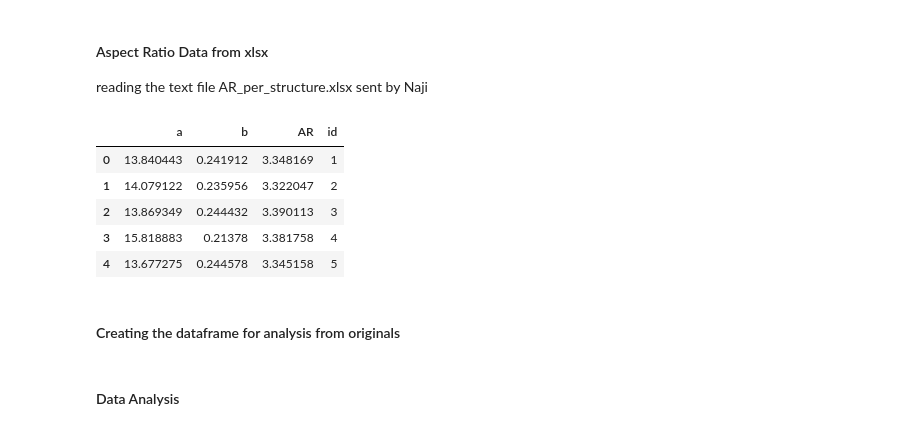
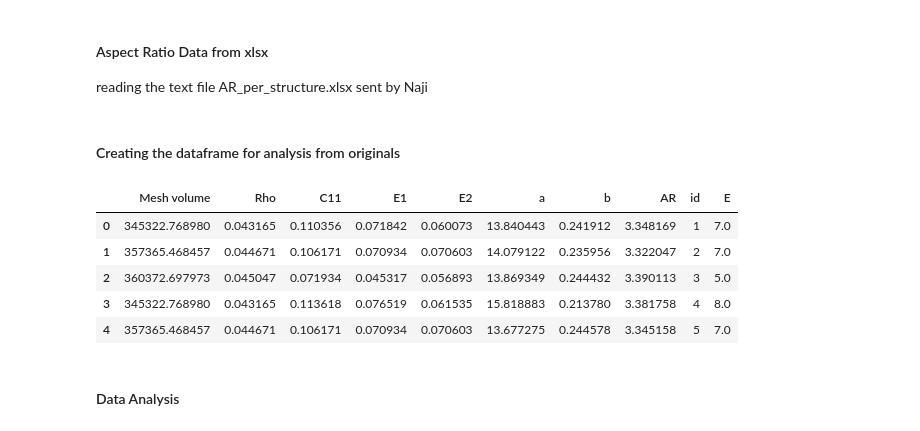
Before and after one commit to Computational-Materials-Science-UK/data_science, a Jupyter notebook: feature_importance.ipynb, the cells around one changed output. Saved outputs shown, nothing was run; the diff lists cells and outputs as text; code cells hidden in the pictures.

```diff
--- a/feature_importance.ipynb
+++ b/feature_importance.ipynb
@@ -103,28 +103,29 @@ df2['id'] = range(1, len(df2) + 1)
 df2 = df2.loc[:, df2.columns.notna()]
 df2.reset_index(drop=True, inplace=True)
 df2 = df2.rename_axis(None, axis=1)
-df2.head()
-# %% [output]
-|  | a | b | AR | id |
-| 0 | 13.840443 | 0.241912 | 3.348169 | 1 |
-| 1 | 14.079122 | 0.235956 | 3.322047 | 2 |
-| 2 | 13.869349 | 0.244432 | 3.390113 | 3 |
-| 3 | 15.818883 | 0.21378 | 3.381758 | 4 |
-| 4 | 13.677275 | 0.244578 | 3.345158 | 5 |
 # %% [markdown]
 #### Creating the dataframe for analysis from originals
 # %%
 # df = df1[['Mesh volume ', 'Rho ', 'C11 ', 'C22 ', 'C33 ', 'C12 ', 'C13 ', 'C23 ', 'C44 ', 'C55 ', 'C66 ', 'nu12 ', 'nu13 ', 'nu23 ','mu23 ', 'mu13 ', 'mu12 ', 'E1 ', 'E2 ', 'E3 ']]
 #df = df1[[ 'C22 ', 'C33 ', 'nu12 ', 'nu13 ', 'nu23 ','mu23 ', 'mu13 ', 'mu12 ', 'E1 ']]
 df1= df1[['Mesh volume ', 'Rho ', 'C11 ',  'E1 ','E2 ']]
 df_input=pd.concat([df1,df2],axis=1)
 # df_input = df_input[['Mesh volume ', 'a','b', 'Rho ','E1 ']]
 df = df_input
 df['E1 ']=pd.to_numeric(df["E1 "])
 df['C11 ']=pd.to_numeric(df["C11 "])
 df['E'] = round(100 * df['E1 '] )
 for col in df.columns:
     df[col]=pd.to_numeric(df[col])
+
+df.head()
+# %% [output]
+|  | Mesh volume | Rho | C11 | E1 | E2 | a | b | AR | id | E |
+| 0 | 345322.768980 | 0.043165 | 0.110356 | 0.071842 | 0.060073 | 13.840443 | 0.241912 | 3.348169 | 1 | 7.0 |
+| 1 | 357365.468457 | 0.044671 | 0.106171 | 0.070934 | 0.070603 | 14.079122 | 0.235956 | 3.322047 | 2 | 7.0 |
+| 2 | 360372.697973 | 0.045047 | 0.071934 | 0.045317 | 0.056893 | 13.869349 | 0.244432 | 3.390113 | 3 | 5.0 |
+| 3 | 345322.768980 | 0.043165 | 0.113618 | 0.076519 | 0.061535 | 15.818883 | 0.213780 | 3.381758 | 4 | 8.0 |
+| 4 | 357365.468457 | 0.044671 | 0.106171 | 0.070934 | 0.070603 | 13.677275 | 0.244578 | 3.345158 | 5 | 7.0 |
 # %% [markdown]
 #### Data Analysis
 # %%
```
Also changed, not shown: parts of 6 cells of this notebook, 6 other files.
